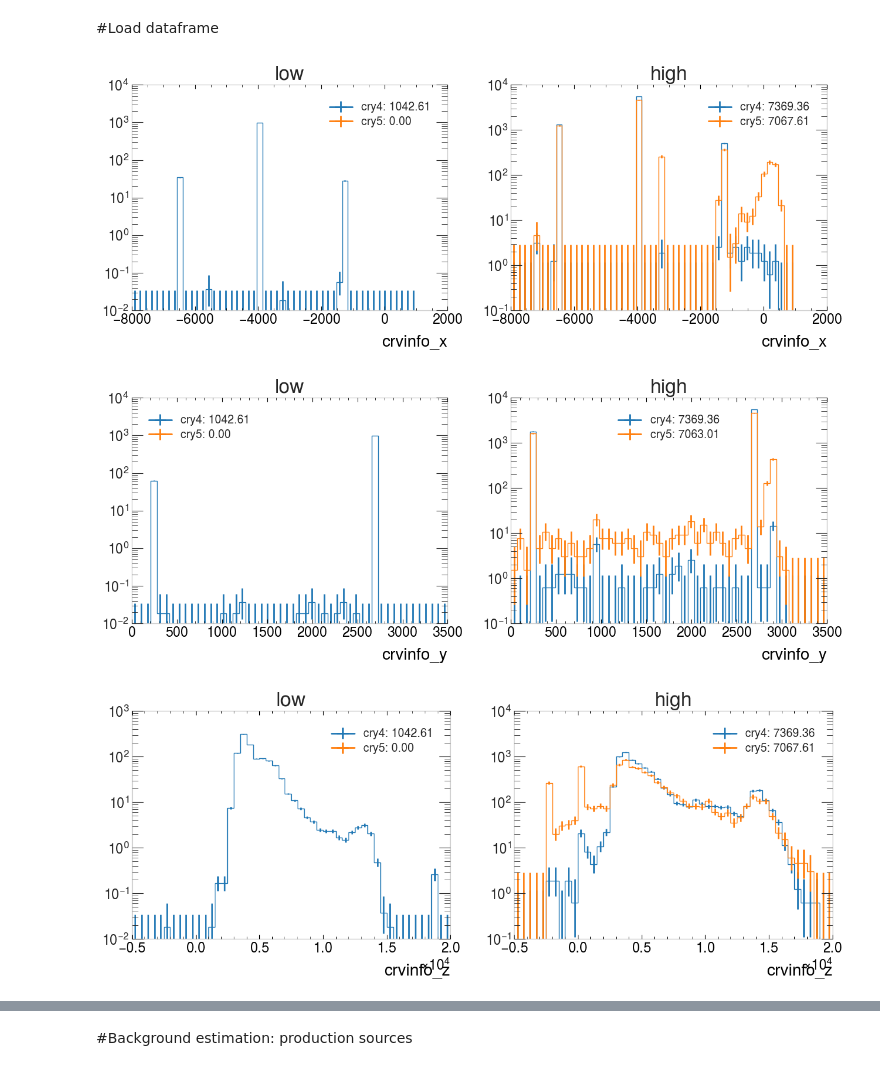
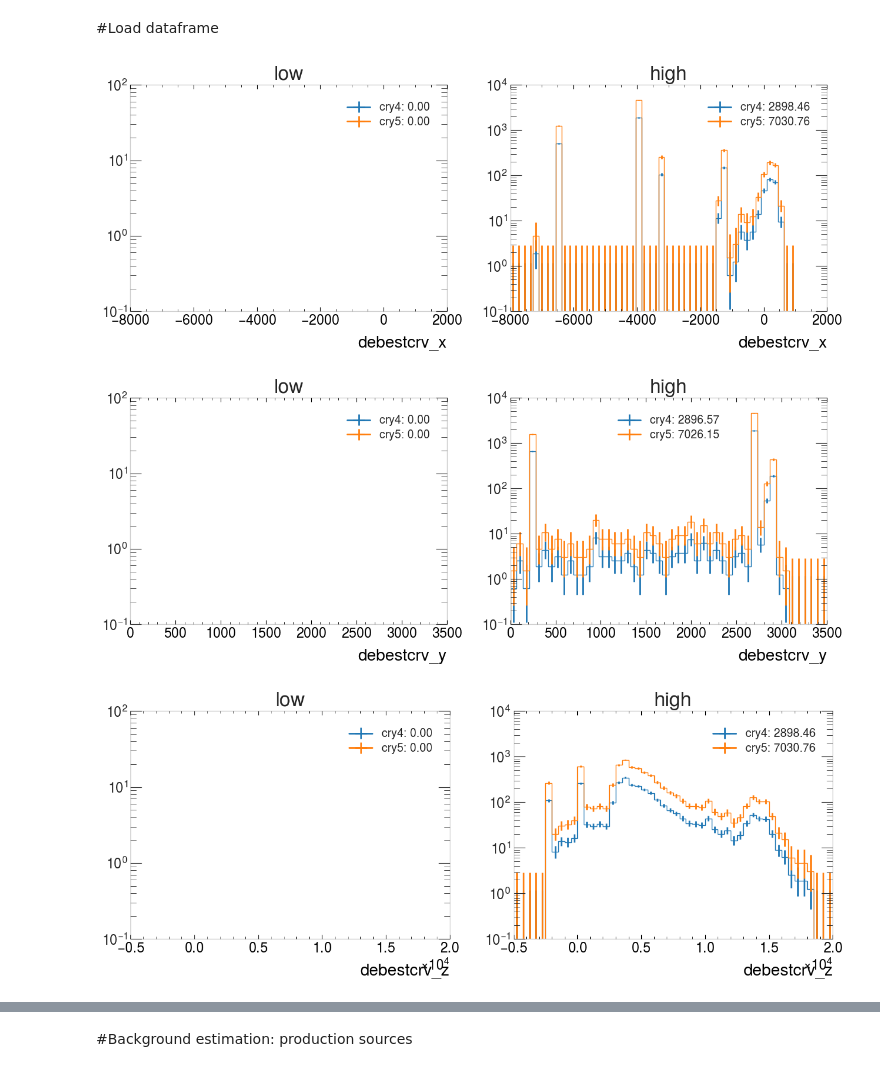
Before and after one commit to aamirkhanov/mu2e_crv, a Jupyter notebook: BackgroundEstimatorCRY5_v3.ipynb, the cells around one changed output, grey strips where cells are left out. Drawn from its saved outputs; the diff is of its cells as text; code cells hidden in the pictures.

```diff
--- a/BackgroundEstimatorCRY5_v3.ipynb
+++ b/BackgroundEstimatorCRY5_v3.ipynb
@@ -33,7 +33,8 @@ import numpy as np
 
 h5fileCRY4='drive/MyDrive/root_files_cry5/cry4df.h5'
 #h5fileCRY5='drive/MyDrive/root_files_cry5/cry5df.h5'
-h5fileCRY5='drive/MyDrive/root_files_cry5/trk.mu2e.CosmicCRYOnSpillSignal.MDC2020r_perfect_v1_0.h5'
+#h5fileCRY5='drive/MyDrive/root_files_cry5/trk.mu2e.CosmicCRYOnSpillSignal.MDC2020r_perfect_v1_0.h5'
+h5fileCRY5='drive/MyDrive/root_files_cry5/trk.mu2e.CosmicCRYhiSigFiltMix2BBSignal.MDC2020s_perfect_v1_0.h5'
 
 # This allows you to run on Colaboratory and load files from your Google Drive
 try:
@@ -137,11 +138,28 @@ cut_current = cut_extmom+" & "+crv_time
 # %% [markdown]
 #Load dataframe
 # %%
-dfCRY4 = pd.read_hdf(h5fileCRY4, mode='r').query('lyield==%i & is_triggered' % 17000)
+#dfCRY4 = pd.read_hdf(h5fileCRY4, mode='r').query('lyield==%i & is_triggered' % 17000)
 dfCRY5 = pd.read_hdf(h5fileCRY5, mode='r', key='CRY5mixed').query('lyield==%i' % 17000)
-dfCRY4.columns = dfCRY4.columns.str.replace('__', '_')
+#dfCRY4.columns = dfCRY4.columns.str.replace('__', '_')
+dfCRY4 = dfCRY5
 # %%
-var_dict = utils.getVarList('allCRY5')
+#var_dict = utils.getVarList('allCRY5')
+
+var_dict = {'debestcrv_x': [-8000, 1000],
+            'debestcrv_y': [0, 3500],
+            'debestcrv_z': [-5000, 20000],
+            'de_nhits': [0, 100],
+            'ue_nhits': [0, 100],
+            'dequal_TrkPID': [-1.1, 1.1],
+            'dequal_TrkQual': [-0.1, 1.1],
+            'deent_td': [0, 3],
+            'deent_d0': [-500,500],
+            'debestcrv_PEs': [-1, 1000],
+            'debestcrv_dT': [-200, 100],
+            'deent_mom': [50, 200]}
+
+
+
 
 utils.LIVETIME_LO_CRY5 = 1.15E8*780/907
 utils.LIVETIME_HI_CRY5 = 3.83E6*190/323
@@ -154,33 +172,33 @@ title=["low", "high"]
 for var in var_dict.keys():
   if "deent_z0" in var or "deent_om" in var:
     continue
 
   fig, axes = plt.subplots(nrows=1, ncols=2, figsize=(15,5))
   h = hist.Hist(
     hist.axis.StrCategory(["cry4", "cry5"], name="cat"),
     hist.axis.Regular(50, var_dict[var][0], var_dict[var][1], name="x", label="w [units]"),
     hist.storage.Weight(),
   )
 
   cut_tmp=cut_nomom+'&'+cut_t0
 
 #  cut_tmp=cut_nomom+'&'+cut_t0+'& demc_gen == 38'
 
   for i in [0,1]:
     h.reset()
     h.fill(cat="cry4", x=dfCRY4.query(cut_tmp + '& is_high==%d'%i)[var].to_numpy())
     h.fill(cat="cry5", x=dfCRY5.query(cut_tmp + '& is_high==%d'%i +'& demc_gen == 38')[var].to_numpy())
 
     h_tmp=(h["cry4", :] / nLTimesCRY4[i])
     h_tmp.plot(ax=axes[i], label='cry4: %.2f'%h_tmp.counts().sum())
     h_tmp=(h["cry5", :] / nLTimesCRY5[i])
     h_tmp.plot(ax=axes[i], label='cry5: %.2f'%h_tmp.counts().sum())
 
     axes[i].set_xlabel(var)
     axes[i].set_title(title[i])
     axes[i].legend()
     axes[i].set_yscale('log')
 # %% [output]
-[figure, old version]
+[figure, new version]
-[figure, old version]
+[figure, new version]
-[figure, old version]
+[figure, new version]
```
Also changed, not shown: parts of 20 cells of this notebook.
